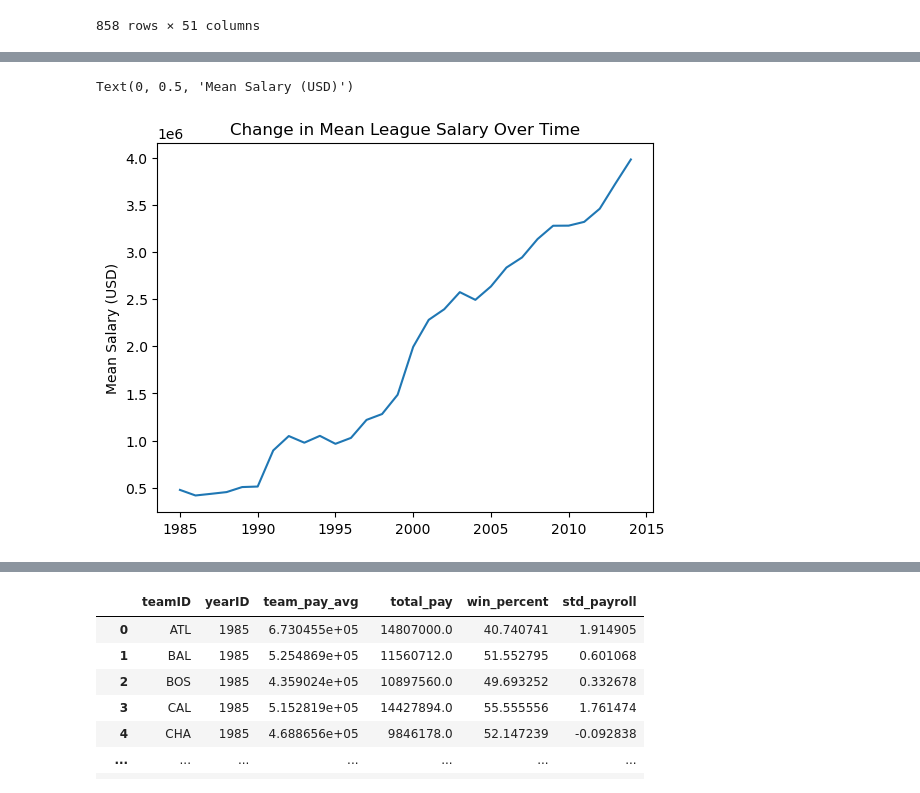
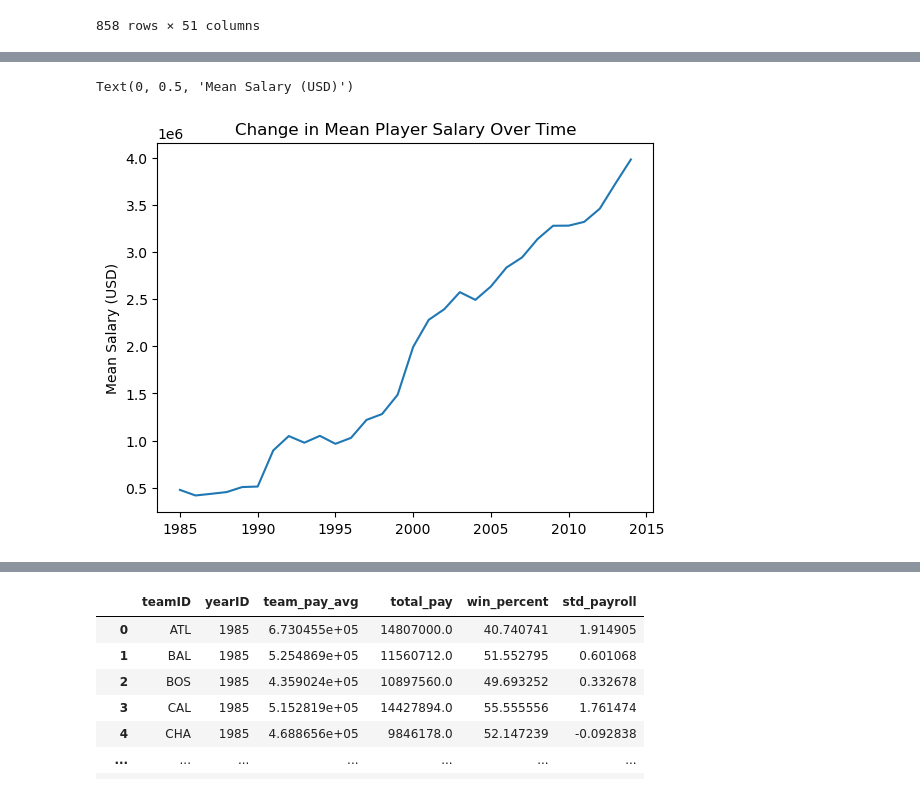
Before and after one commit to Anubis-vc/ds_intro, a Jupyter notebook: proj2/project2.ipynb, the cells around one changed output, grey strips where cells are left out. Saved outputs shown, nothing was run; the diff lists cells and outputs as text; code cells hidden in the pictures.

```diff
--- a/proj2/project2.ipynb
+++ b/proj2/project2.ipynb
@@ -72,17 +74,20 @@ sal_over_time
 # %%
 # Start of problem 3
-# Code to product a plot that shows mean payroll has increased over time
+# Code to product a plot that shows mean pay per player has increased over time
 
+# Collect all the player salaries and find the avg salary for every year
 yearly_query = "SELECT yearID, sum(salary)/count(salary) as league_pay_avg FROM Salaries GROUP BY yearID"
 yearly_avg = pd.read_sql(yearly_query, conn)
+
+# Create plot and make pretty
 plt.plot(yearly_avg['yearID'], yearly_avg['league_pay_avg'])
-plt.title("Change in Mean League Salary Over Time")
+plt.title("Change in Mean Player Salary Over Time")
 plt.ylabel("Mean Salary (USD)")
 
 # End of problem 3
 # %% [output]
 Text(0, 0.5, 'Mean Salary (USD)')
-[figure, old version]
+[figure, new version]
 # %%
 # Start of problem 4
 
```
Also changed, not shown: parts of 20 cells of this notebook, 3 other files.
